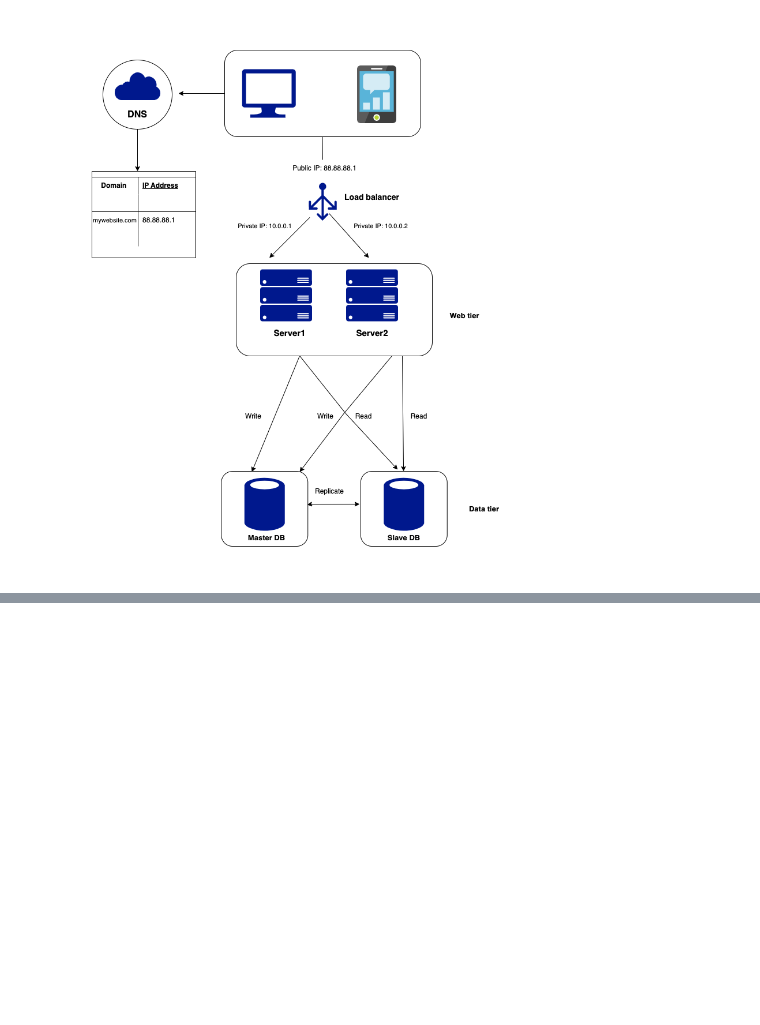
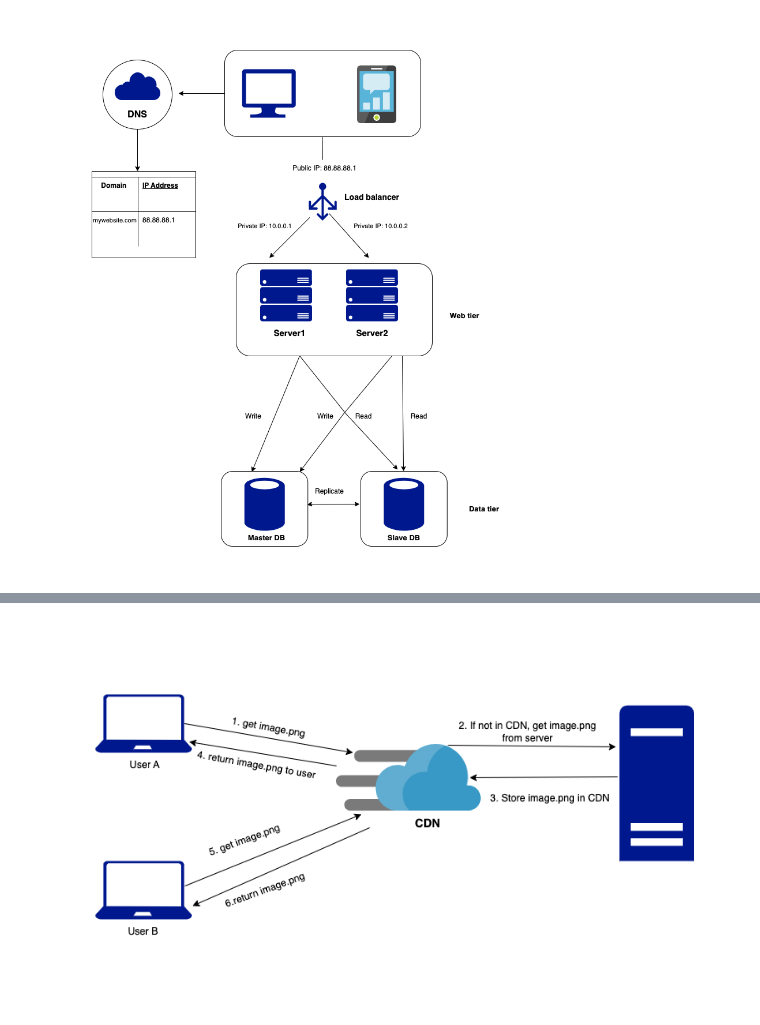
Before and after one commit to nebanat/system-design-doctrina, a Jupyter notebook: generic_web/1. Zero-to-millions.ipynb, the cells around one changed output, grey strips where cells are left out. Drawn from its saved outputs; the diff is of its cells as text; code cells hidden in the pictures; blank space fills up the shorter version.

```diff
--- a/generic_web/notes.ipynb
+++ b/generic_web/1. Zero-to-millions.ipynb
@@ -116,0 +151,4 @@ display(Image(filename='./diagrams/simple-web-service-replication.png'))
+# %%
+display(Image(filename='./diagrams/CDN.png'))
+# %% [output]
+[figure, added]
```
Also changed, not shown: parts of 23 cells of this notebook, 4 other files.
